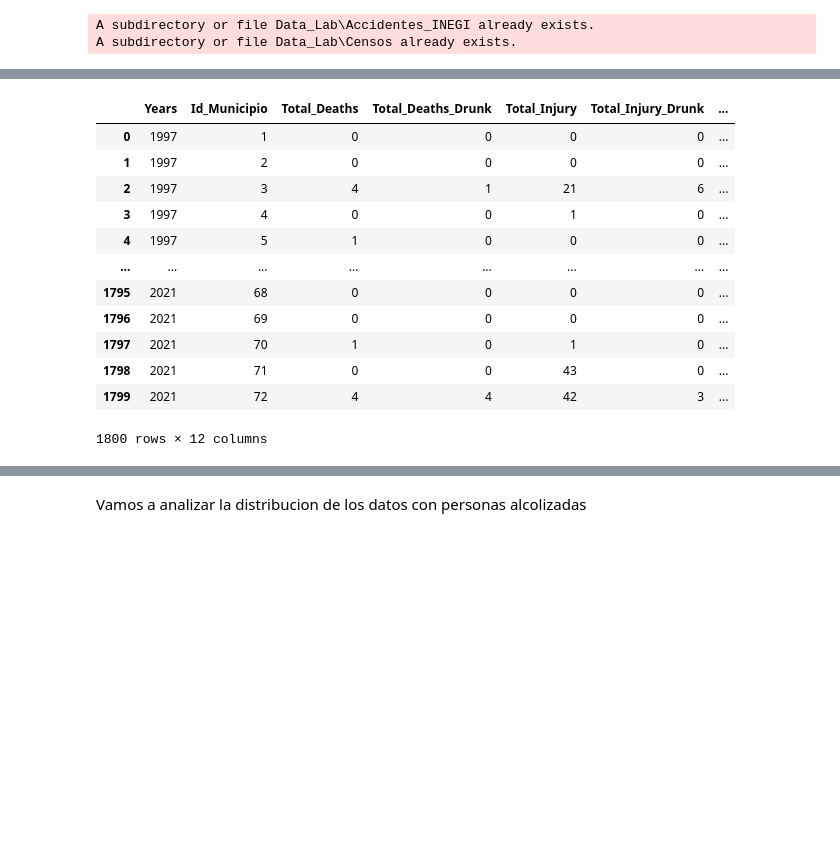
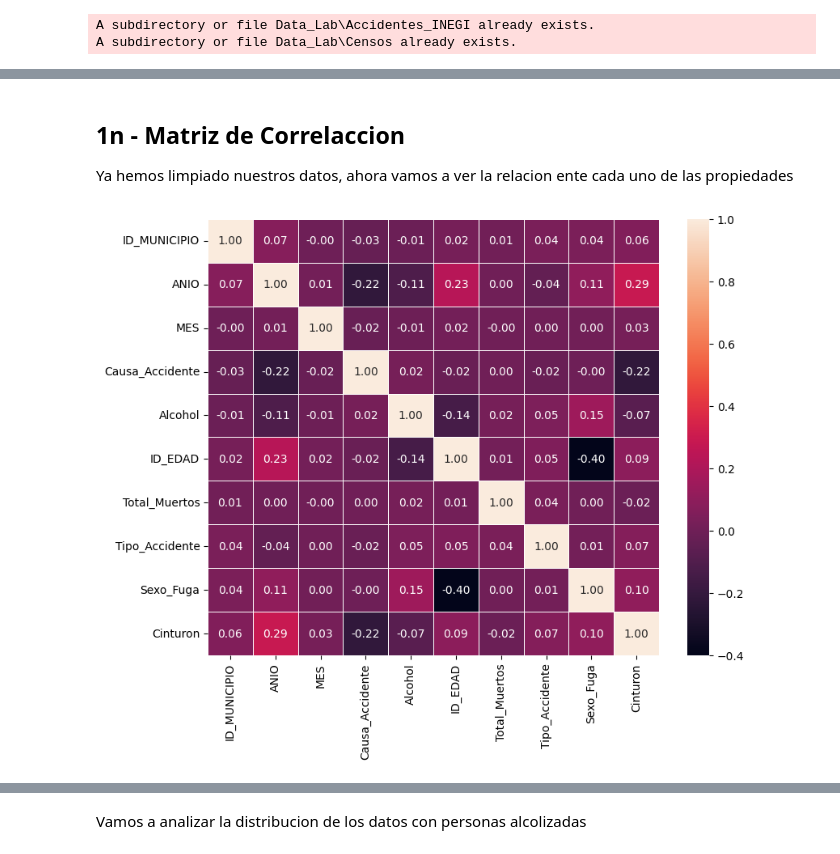
Before and after one commit to arielox5/MCD_UNISON_MyJourny, a Jupyter notebook: Ingenieria_de_Caracteristicas/Proyecto_1/Proyecto_parte_3.ipynb, the cells around one changed output, grey strips where cells are left out. Cells and saved outputs as stored; diff of their text form; code cells hidden in the pictures; blank space fills up the shorter version.

```diff
--- a/Ingenieria_de_Caracteristicas/Proyecto_1/Proyecto_parte_3.ipynb
+++ b/Ingenieria_de_Caracteristicas/Proyecto_1/Proyecto_parte_3.ipynb
@@ -121,11 +118,10 @@ A subdirectory or file Data_Lab\Censos already exists.
 
 folder_DataLab = os.path.join(folder_main, "Data_Lab")
 path_Files_Accidentes = os.path.join(folder_DataLab,"Accidentes_INEGI", "conjunto_de_datos")
-# path_Files_Registros = os.path.join(folder_DataLab,"Reg_Vehiculos_INEGI", "conjunto_de_datos")
 
 # 3.1 Get all files names on the folder
 list_files = os.listdir(path_Files_Accidentes)
-df_complete = pd.DataFrame
+df_Complete = pd.DataFrame
 
 # Just a variable to know if is the first file to read
 isFirst_CSV = True
@@ -135,10 +131,9 @@ for xFile in list_files:
   # Index_col = false due it has a delimiter at the end of each line ex: vlaue1,valueLast,
   df_temp =  pd.read_csv(pathCSV, index_col = False)
   if (isFirst_CSV):
-    df_complete = df_temp
+    df_Complete = df_temp
     isFirst_CSV = False
   else:
-    df_complete = pd.concat([df_complete, df_temp], ignore_index=True)
-    # df_complete = df_complete.concat(df_temp, ignore_index=True)
+    df_Complete = pd.concat([df_Complete, df_temp], ignore_index=True)
 
-df_complete
+df_Complete
@@ -260,4 +234,4 @@ df_Sonora_Deaths["Municipio_Nombre"] = df_Sonora_Deaths.apply(Name_Municipio2, a
 # %%
 file_Sonora_csv = os.path.join(folder_DataLab, "Accidentes_Sonora_1997_2021.csv")
-# df_Sonora_Complete.to_csv(file_Sonora_csv)
-df_Sonora_Complete = pd.read_csv(file_Sonora_csv, index_col=0)
+df_Sonora.to_csv(file_Sonora_csv)
+# df_Sonora = pd.read_csv(file_Sonora_csv, index_col=0)
@@ -392,19 +386,26 @@ for year in df_Municipio_Deaths["Years"].unique():
     df_Sonora_Tasa_Heridos = df_Sonora_Tasa_Heridos.append(df_Municipio_Deaths[(df_Municipio_Deaths["Years"] == year) & (df_Municipio_Deaths["Tasa_Heridos"] > 1 )].sort_values(by="Tasa_Heridos", ascending=False).head(5), ignore_index="True" )
     df_Sonora_Tasa_Muertes_Al = df_Sonora_Tasa_Muertes_Al.append(df_Municipio_Deaths[(df_Municipio_Deaths["Years"] == year) & (df_Municipio_Deaths["Tasa_Muertos_Alcohol"] > 1 )].sort_values(by="Tasa_Muertos_Alcohol", ascending=False).head(5), ignore_index="True" )
     df_Sonora_Tasa_Heridos_Al = df_Sonora_Tasa_Heridos_Al.append(df_Municipio_Deaths[(df_Municipio_Deaths["Years"] == year) & (df_Municipio_Deaths["Tasa_Heridos_Alcohol"] > 1 )].sort_values(by="Tasa_Heridos_Alcohol", ascending=False).head(5), ignore_index="True" )
-# %%
-df_Municipio_Deaths[(df_Municipio_Deaths["Years"] == 2012) & (df_Municipio_Deaths["p_Muertos"] > 1 )].sort_values(by="p_Muertos", ascending=False).head(10)
-# %% [output]
-|  | Years | Id_Municipio | Total_Deaths | Total_Deaths_Drunk | Total_Injury | Total_Injury_Drunk | ... |
-| 0 | 1997 | 1 | 0 | 0 | 0 | 0 | ... |
-| 1 | 1997 | 2 | 0 | 0 | 0 | 0 | ... |
-| 2 | 1997 | 3 | 4 | 1 | 21 | 6 | ... |
-| 3 | 1997 | 4 | 0 | 0 | 1 | 0 | ... |
-| 4 | 1997 | 5 | 1 | 0 | 0 | 0 | ... |
-| ... | ... | ... | ... | ... | ... | ... | ... |
-| 1795 | 2021 | 68 | 0 | 0 | 0 | 0 | ... |
-| 1796 | 2021 | 69 | 0 | 0 | 0 | 0 | ... |
-| 1797 | 2021 | 70 | 1 | 0 | 1 | 0 | ... |
-| 1798 | 2021 | 71 | 0 | 0 | 43 | 0 | ... |
-| 1799 | 2021 | 72 | 4 | 4 | 42 | 3 | ... |
-1800 rows × 12 columns
+# %% [markdown]
+## 1n - Matriz de Correlaccion
+
+Ya hemos limpiado nuestros datos, ahora vamos a ver la relacion ente cada uno de las propiedades
+# %%
+# Correlation matrix
+# df_Sonora_Tidy = df_Sonora_Complete.copy()
+df_Sonora_Tidy = df_Sonora_Complete.copy()
+# One Hot Encoding for "Causa Accidente"
+label_encoder = LabelEncoder()
+df_Sonora_Tidy["Causa_Accidente"] = label_encoder.fit_transform(df_Sonora_Tidy["CAUSAACCI"])
+df_Sonora_Tidy["Alcohol"] = label_encoder.fit_transform(df_Sonora_Tidy["ALIENTO"])
+df_Sonora_Tidy["Tipo_Accidente"] = label_encoder.fit_transform(df_Sonora_Tidy["TIPACCID"])
+df_Sonora_Tidy["Sexo_Fuga"] = label_encoder.fit_transform(df_Sonora_Tidy["SEXO"])
+df_Sonora_Tidy["Cinturon"] = label_encoder.fit_transform(df_Sonora_Tidy["CINTURON"])
+
+df_Sonora_Tidy = df_Sonora_Tidy[["ID_MUNICIPIO","ANIO","MES","Causa_Accidente","Alcohol", "ID_EDAD", "Total_Muertos", "Tipo_Accidente", "Sexo_Fuga", "Cinturon"]]
+
+plt.figure(figsize=(9,7))
+sn.heatmap(df_Sonora_Tidy.corr(), annot=True, linewidth=.5, fmt=".2f")
+plt.show()
+# %% [output]
+[figure, added]
```
Also changed, not shown: parts of 54 cells of this notebook.
